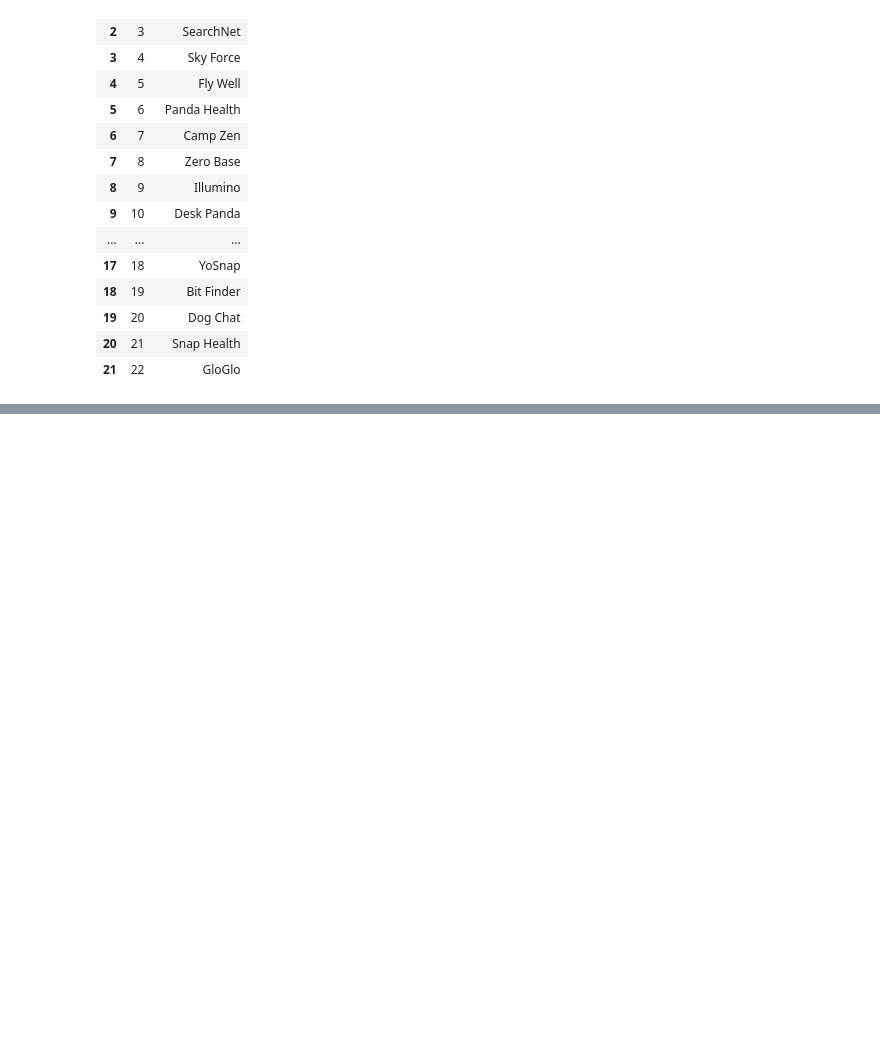
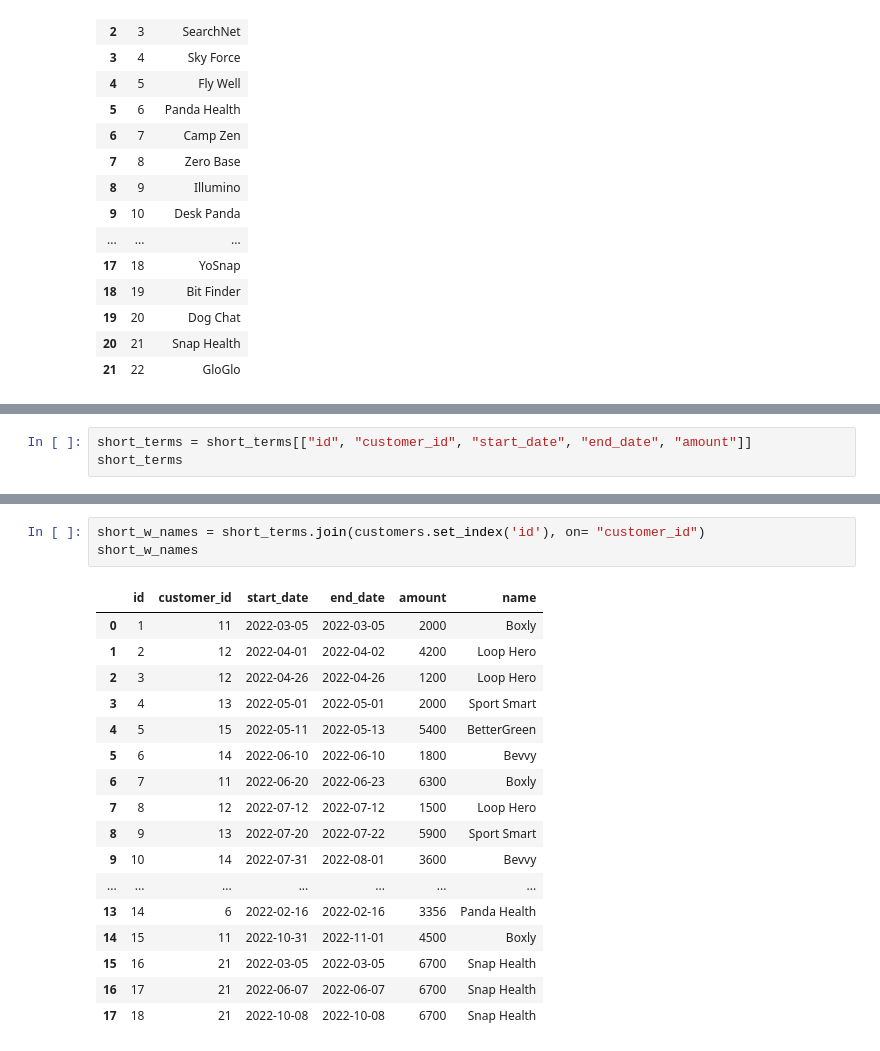
Before and after one commit to njw27/codi_pres, a Jupyter notebook: codi_nb.ipynb, the cells around one changed output, grey strips where cells are left out. Drawn from its saved outputs; the diff is of its cells as text; blank space fills up the shorter version.

```diff
--- a/codi_nb.ipynb
+++ b/codi_nb.ipynb
@@ -111,0 +92,3 @@ short_terms
+# %%
+short_terms = short_terms[["id", "customer_id", "start_date", "end_date", "amount"]]
+short_terms
@@ -111,0 +113,21 @@ short_terms
+# %%
+short_w_names = short_terms.join(customers.set_index('id'), on= "customer_id")
+short_w_names
+# %% [output]
+|  | id | customer_id | start_date | end_date | amount | name |
+| 0 | 1 | 11 | 2022-03-05 | 2022-03-05 | 2000 | Boxly |
+| 1 | 2 | 12 | 2022-04-01 | 2022-04-02 | 4200 | Loop Hero |
+| 2 | 3 | 12 | 2022-04-26 | 2022-04-26 | 1200 | Loop Hero |
+| 3 | 4 | 13 | 2022-05-01 | 2022-05-01 | 2000 | Sport Smart |
+| 4 | 5 | 15 | 2022-05-11 | 2022-05-13 | 5400 | BetterGreen |
+| 5 | 6 | 14 | 2022-06-10 | 2022-06-10 | 1800 | Bevvy |
+| 6 | 7 | 11 | 2022-06-20 | 2022-06-23 | 6300 | Boxly |
+| 7 | 8 | 12 | 2022-07-12 | 2022-07-12 | 1500 | Loop Hero |
+| 8 | 9 | 13 | 2022-07-20 | 2022-07-22 | 5900 | Sport Smart |
+| 9 | 10 | 14 | 2022-07-31 | 2022-08-01 | 3600 | Bevvy |
+| ... | ... | ... | ... | ... | ... | ... |
+| 13 | 14 | 6 | 2022-02-16 | 2022-02-16 | 3356 | Panda Health |
+| 14 | 15 | 11 | 2022-10-31 | 2022-11-01 | 4500 | Boxly |
+| 15 | 16 | 21 | 2022-03-05 | 2022-03-05 | 6700 | Snap Health |
+| 16 | 17 | 21 | 2022-06-07 | 2022-06-07 | 6700 | Snap Health |
+| 17 | 18 | 21 | 2022-10-08 | 2022-10-08 | 6700 | Snap Health |
```
Also changed, not shown: parts of 33 cells of this notebook.
